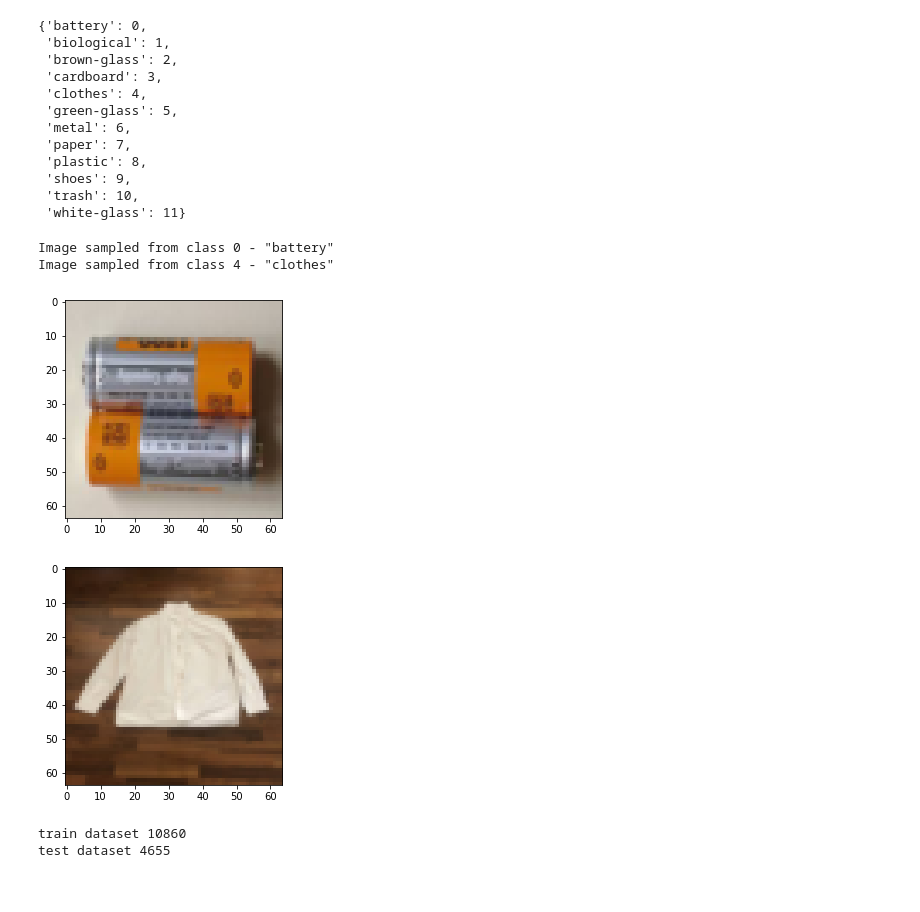
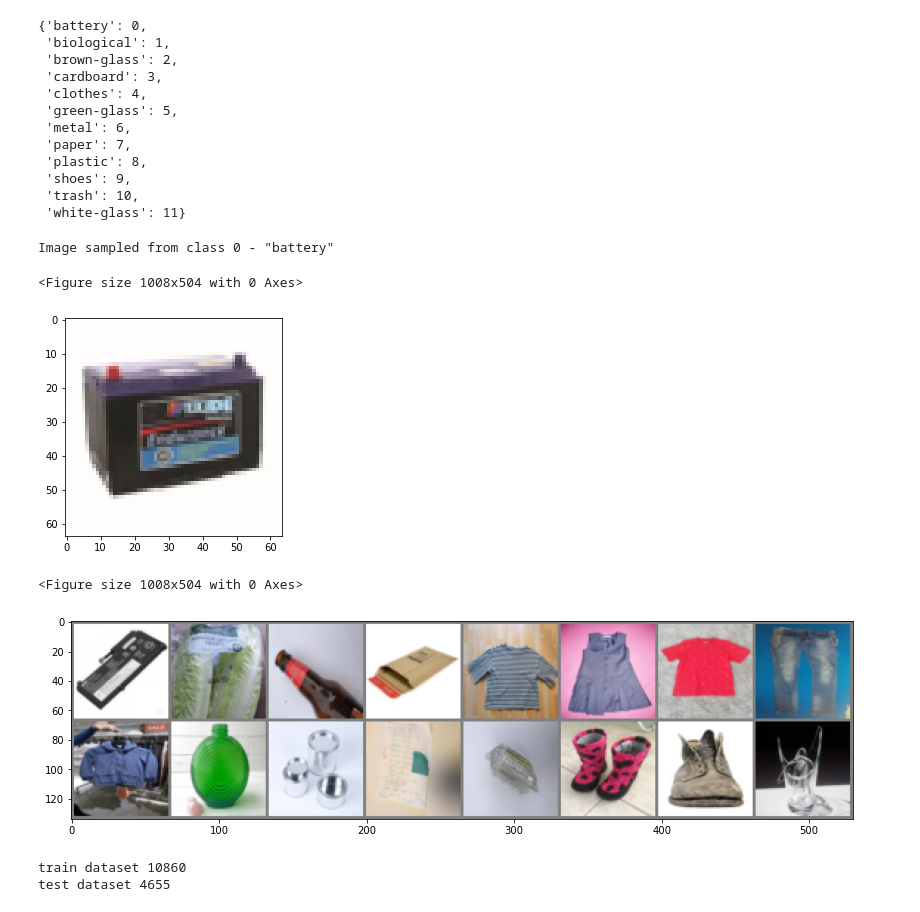
Before and after one commit to krsnvijay/COMP-6771-garbage-classification, a Jupyter notebook: garbage_classifier.ipynb, the cells around one changed output. Saved outputs shown, nothing was run; the diff lists cells and outputs as text; code cells hidden in the pictures.

```diff
--- a/garbage_classifier.ipynb
+++ b/garbage_classifier.ipynb
@@ -33,8 +36,10 @@ LOSS_FN = nn.CrossEntropyLoss()
 cuda
 # %%
 # Resize images before passing it to the model
-transformations = transforms.Compose([transforms.Resize((64, 64)),
-                                      transforms.ToTensor()])
+transformations = transforms.Compose([transforms.Resize((64,64)),
+                                      transforms.ToTensor(),
+                                      transforms.Normalize((0.5, 0.5, 0.5), (0.5, 0.5, 0.5)),
+                                     ])
 dataset = ImageFolder(DATASET_DIR, transform = transformations)
 CLASSES = dataset.class_to_idx.keys()
 print('Total dataset',len(dataset))
@@ -55,19 +60,26 @@ Classes
  'shoes': 9,
  'trash': 10,
  'white-glass': 11}
-# %%
-def imshow(image):
-    plt.figure()
-    plt.imshow(image[0].permute(1, 2, 0))
-    print(f'Image sampled from class {image[1]} - "{dataset.classes[image[1]]}"')
-
-imshow(dataset[0])
-imshow(dataset[7000])
-# %% [output]
-Image sampled from class 0 - "battery"
-Image sampled from class 4 - "clothes"
-[figure, removed]
-[figure, removed]
+# %%
+def imshow(image):
+    plt.figure(figsize=(14,7))
+    if not isinstance(image,torch.Tensor):
+        plt.figure(figsize=(4,4))
+        print(f'Image sampled from class {image[1]} - "{dataset.classes[image[1]]}"')
+        npimg = np.array(image[0])
+    else:
+        plt.figure(figsize=(14,7))
+        npimg = image.numpy()
+    npimg = npimg / 2 + 0.5
+    plt.imshow(np.transpose(npimg, (1, 2, 0)))
+imshow(dataset[20])
+imshow(make_grid([dataset[idx][0] for idx in range(1,len(dataset),1000)]))
+# %% [output]
+Image sampled from class 0 - "battery"
+<Figure size 1008x504 with 0 Axes>
+[figure, added]
+<Figure size 1008x504 with 0 Axes>
+[figure, added]
 # %%
 all_idxs = np.arange(len(dataset))
 train_idxs, test_idxs = train_test_split(all_idxs, test_size=0.3,stratify=dataset.targets, random_state=0)
```
Also changed, not shown: parts of 11 cells of this notebook.
